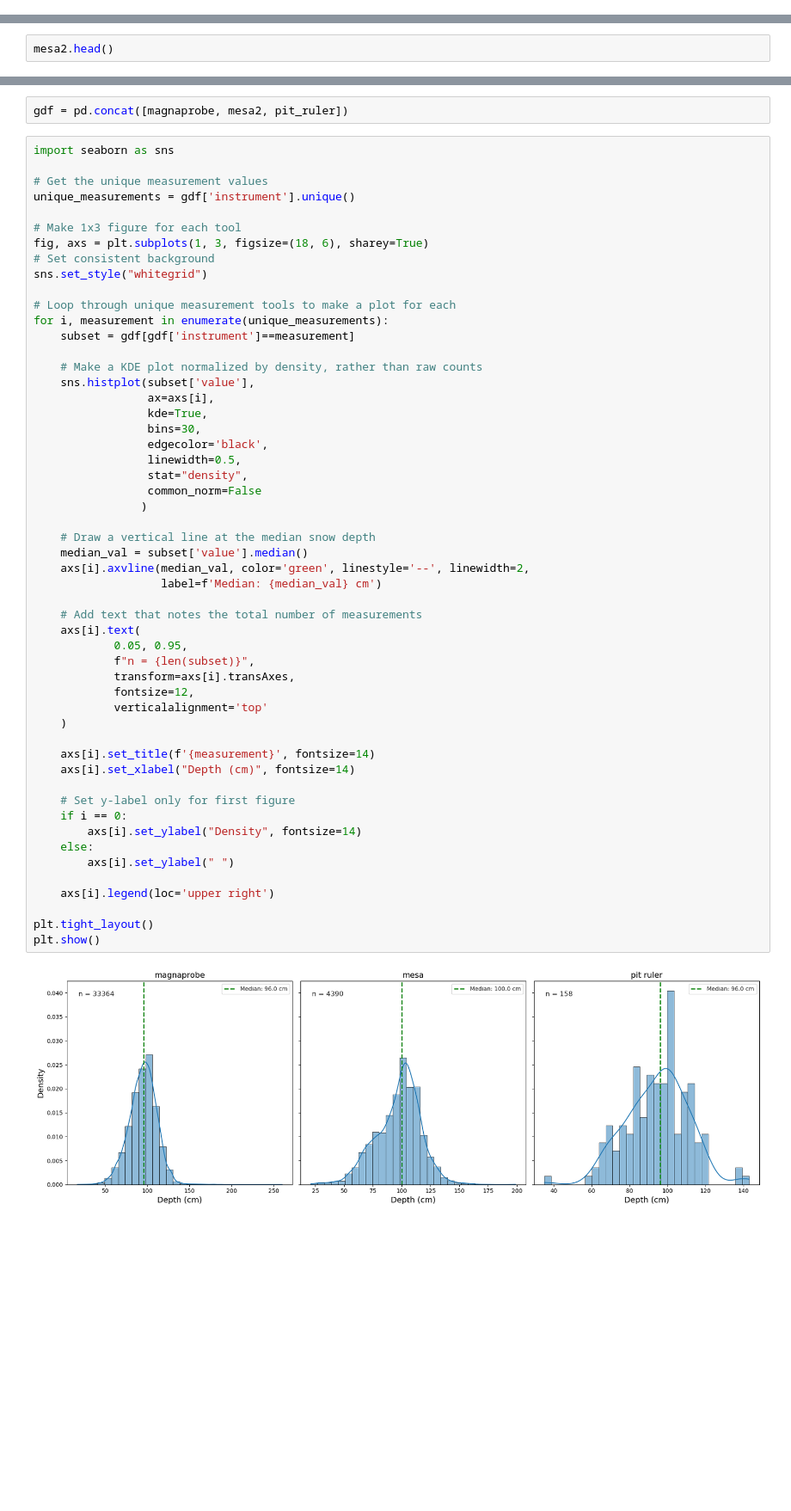
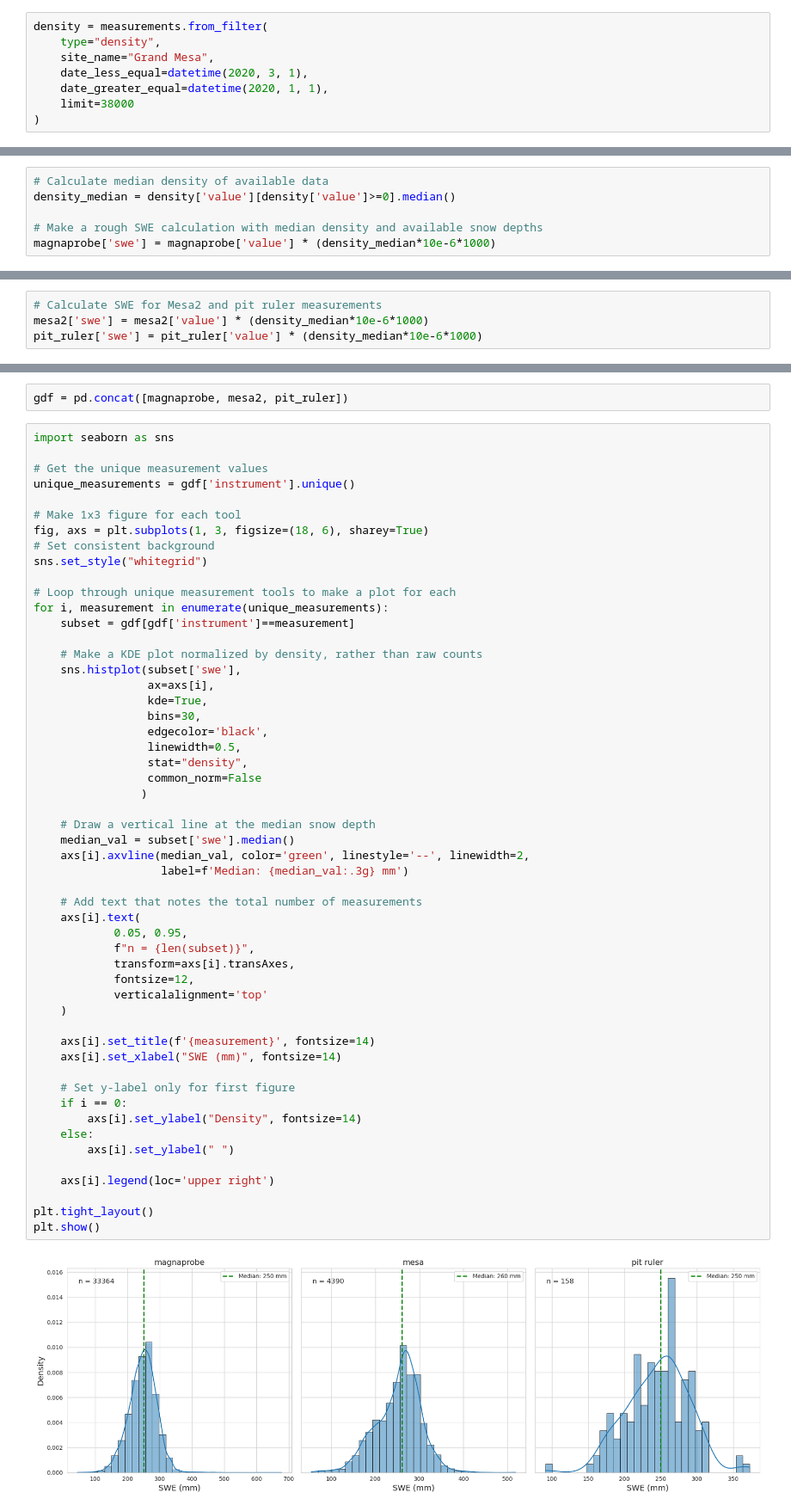
Before and after one commit to zachghiaccio/SnowPit, a Jupyter notebook: swe/snow-pit_data_access.ipynb, the cells around one changed output, grey strips where cells are left out. Shown at 86% size. Drawn from its saved outputs; the diff is of its cells as text; blank space fills up the shorter version.

Commit message:
Snow pit workbook now calculates SWE. Need to confirm the conversion is correct though.

```diff
--- a/swe/snow-pit_data_access.ipynb
+++ b/swe/snow-pit_data_access.ipynb
@@ -381,3 +363,11 @@ plt.tight_layout()
 plt.show()
 # %% [output]
 [figure]
+# %%
+density = measurements.from_filter(
+    type="density",
+    site_name="Grand Mesa",
+    date_less_equal=datetime(2020, 3, 1),
+    date_greater_equal=datetime(2020, 1, 1),
+    limit=38000
+)
@@ -384,3 +384,9 @@ plt.show()
+# %%
+# Calculate median density of available data
+density_median = density['value'][density['value']>=0].median()
+
+# Make a rough SWE calculation with median density and available snow depths
+magnaprobe['swe'] = magnaprobe['value'] * (density_median*10e-6*1000)
 # %%
 # Make a query for the Mesa2 tablets
 mesa2 = measurements.from_filter(
@@ -409,4 +415,6 @@ print(f"Found {len(pit_ruler)} pit ruler measurements.")
 Found 4390 Mesa2 tablet measurements.
 Found 158 pit ruler measurements.
 # %%
-mesa2.head()
+# Calculate SWE for Mesa2 and pit ruler measurements
+mesa2['swe'] = mesa2['value'] * (density_median*10e-6*1000)
+pit_ruler['swe'] = pit_ruler['value'] * (density_median*10e-6*1000)
@@ -436,7 +436,7 @@ for i, measurement in enumerate(unique_measurements):
     subset = gdf[gdf['instrument']==measurement]
 
     # Make a KDE plot normalized by density, rather than raw counts
-    sns.histplot(subset['value'],
+    sns.histplot(subset['swe'],
                  ax=axs[i],
                  kde=True,
                  bins=30,
@@ -444,34 +444,34 @@ for i, measurement in enumerate(unique_measurements):
                  linewidth=0.5,
                  stat="density",
                  common_norm=False
                 )
 
     # Draw a vertical line at the median snow depth
-    median_val = subset['value'].median()
+    median_val = subset['swe'].median()
     axs[i].axvline(median_val, color='green', linestyle='--', linewidth=2,
-                   label=f'Median: {median_val} cm')
+                   label=f'Median: {median_val:.3g} mm')
 
     # Add text that notes the total number of measurements
     axs[i].text(
             0.05, 0.95,
             f"n = {len(subset)}",
             transform=axs[i].transAxes,
             fontsize=12,
             verticalalignment='top'
     )
 
     axs[i].set_title(f'{measurement}', fontsize=14)
-    axs[i].set_xlabel("Depth (cm)", fontsize=14)
+    axs[i].set_xlabel("SWE (mm)", fontsize=14)
 
     # Set y-label only for first figure
     if i == 0:
         axs[i].set_ylabel("Density", fontsize=14)
     else:
         axs[i].set_ylabel(" ")
 
     axs[i].legend(loc='upper right')
 
 plt.tight_layout()
 plt.show()
 # %% [output]
-[figure, old version]
+[figure, new version]
```
Also changed, not shown: parts of 9 cells of this notebook.
